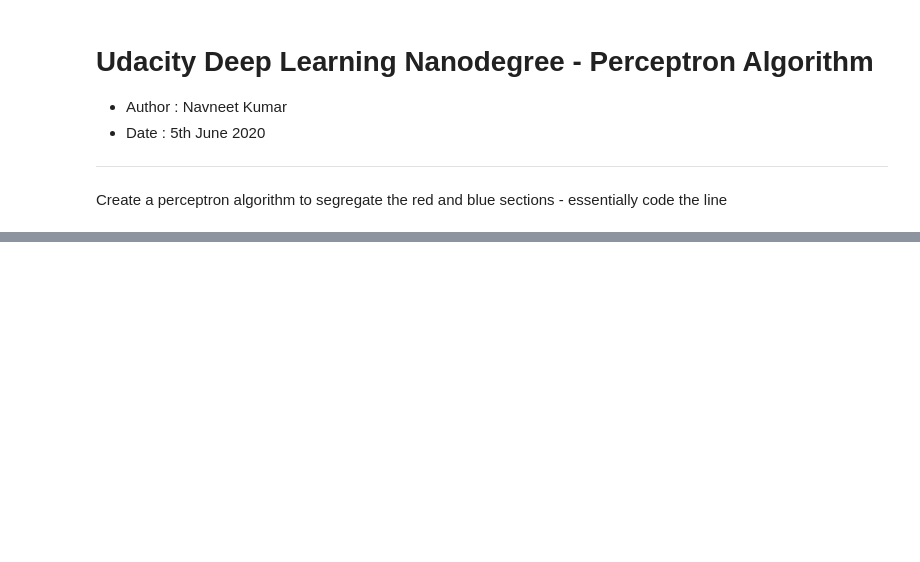
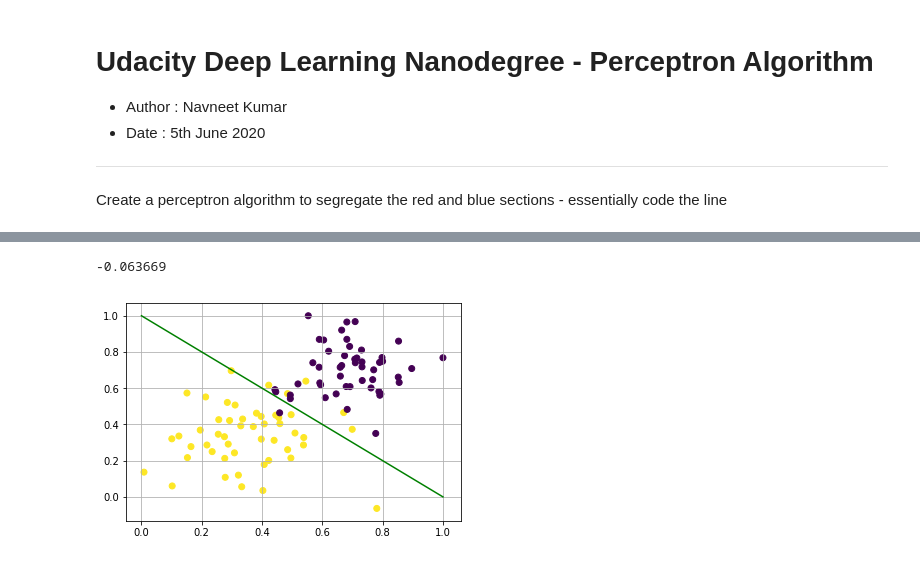
Before and after one commit to Navneetkr870/8.-Udacity-Deep-Learning-ND, a Jupyter notebook: Intro to Neural Networks/11. Perceptron_Algorithm.ipynb, the cells around one changed output, grey strips where cells are left out. Cells and saved outputs as stored; diff of their text form; code cells hidden in the pictures; blank space fills up the shorter version.

```diff
--- a/Intro to Neural Networks/11. Perceptron_Algorithm.ipynb
+++ b/Intro to Neural Networks/11. Perceptron_Algorithm.ipynb
@@ -37,0 +104,16 @@ df.head(5)
+# %%
+min(df.T[0])
+# %% [output]
+-0.063669
+# %%
+x = np.linspace(0,1,10)
+x1 = [3,1]
+x2 = [2,2]
+m = (x2[1]-x1[1]) / (x2[0]-x1[0])
+y = m*x + 1
+plt.scatter(df.X, df.Y, c=df.Outcome)
+plt.plot(x, y, '-g', label='y=2x+1')
+plt.grid()
+plt.show()
+# %% [output]
+[figure, added]
```
Also changed, not shown: parts of 12 cells of this notebook.
